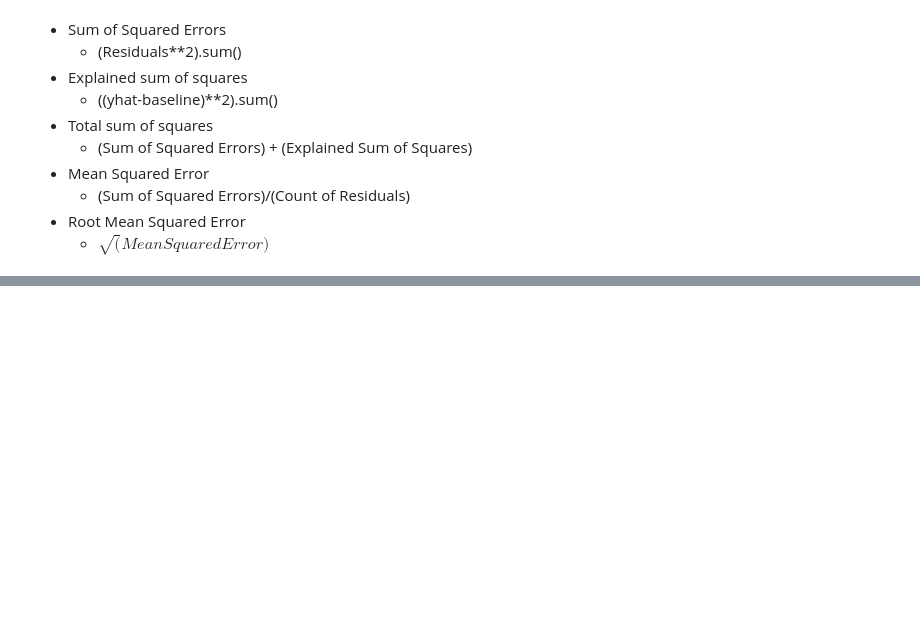
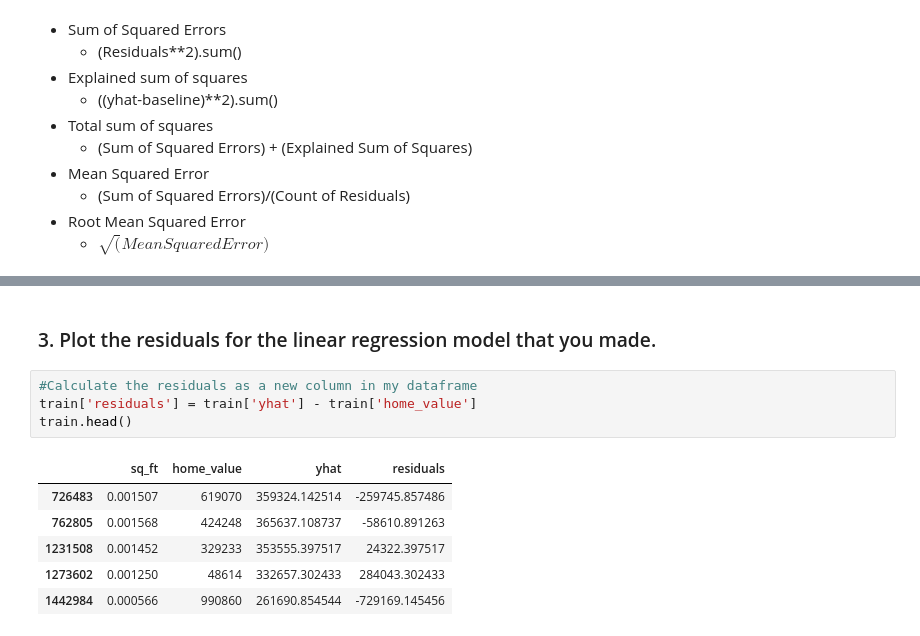
Before and after one commit to SchneemannDavid/regression-exercises, a Jupyter notebook: exercises/evaluate.ipynb, the cells around one changed output, grey strips where cells are left out. Cells and saved outputs as stored; diff of their text form; blank space fills up the shorter version.

```diff
--- a/exercises/evaluate.ipynb
+++ b/exercises/evaluate.ipynb
@@ -13,0 +87,13 @@
+# %% [markdown]
+### 3. Plot the residuals for the linear regression model that you made.
+# %%
+#Calculate the residuals as a new column in my dataframe
+train['residuals'] = train['yhat'] - train['home_value']
+train.head()
+# %% [output]
+|  | sq_ft | home_value | yhat | residuals |
+| 726483 | 0.001507 | 619070 | 359324.142514 | -259745.857486 |
+| 762805 | 0.001568 | 424248 | 365637.108737 | -58610.891263 |
+| 1231508 | 0.001452 | 329233 | 353555.397517 | 24322.397517 |
+| 1273602 | 0.001250 | 48614 | 332657.302433 | 284043.302433 |
+| 1442984 | 0.000566 | 990860 | 261690.854544 | -729169.145456 |
```
Also changed, not shown: parts of 11 cells of this notebook, 7 other files.
